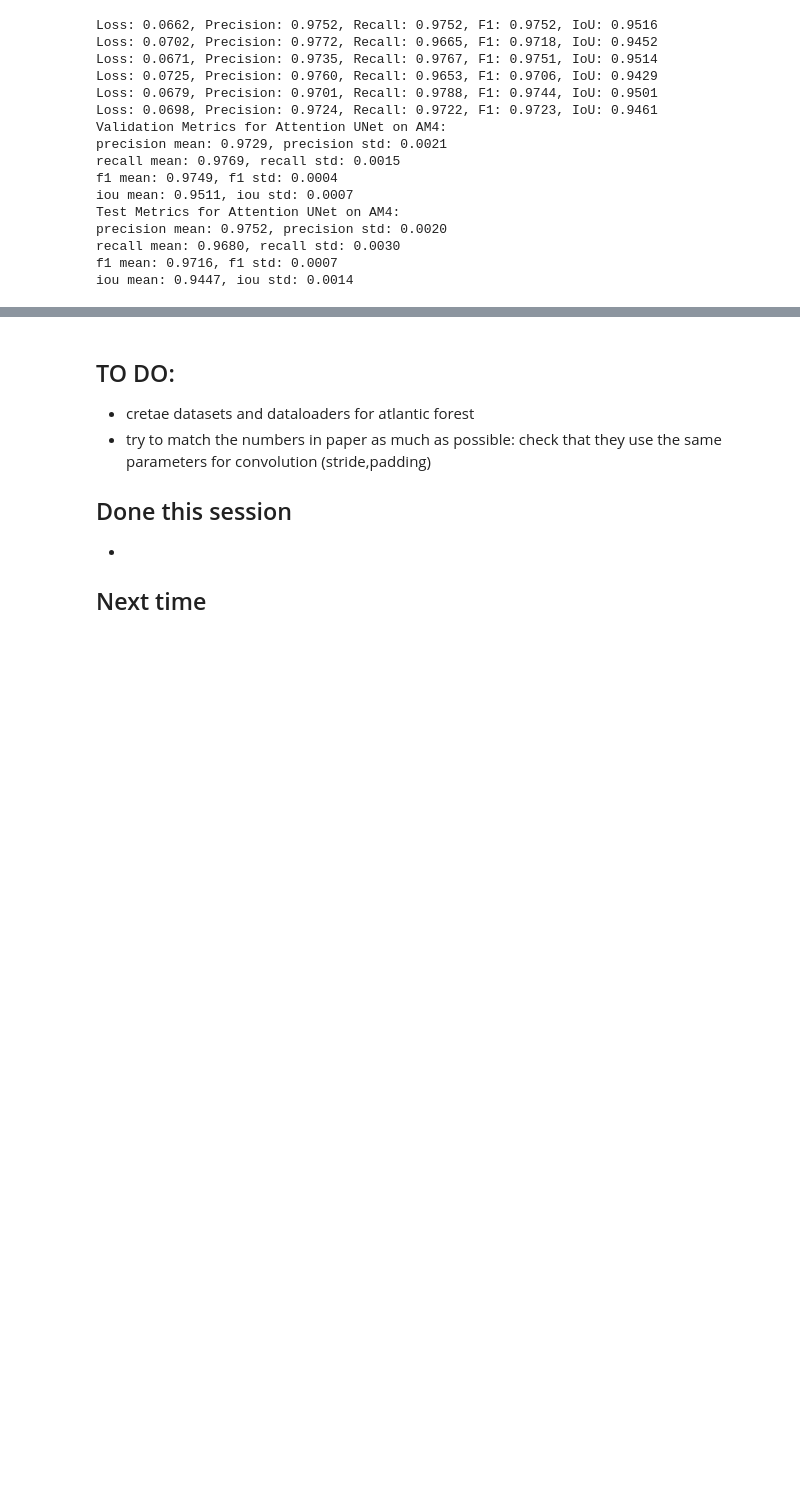
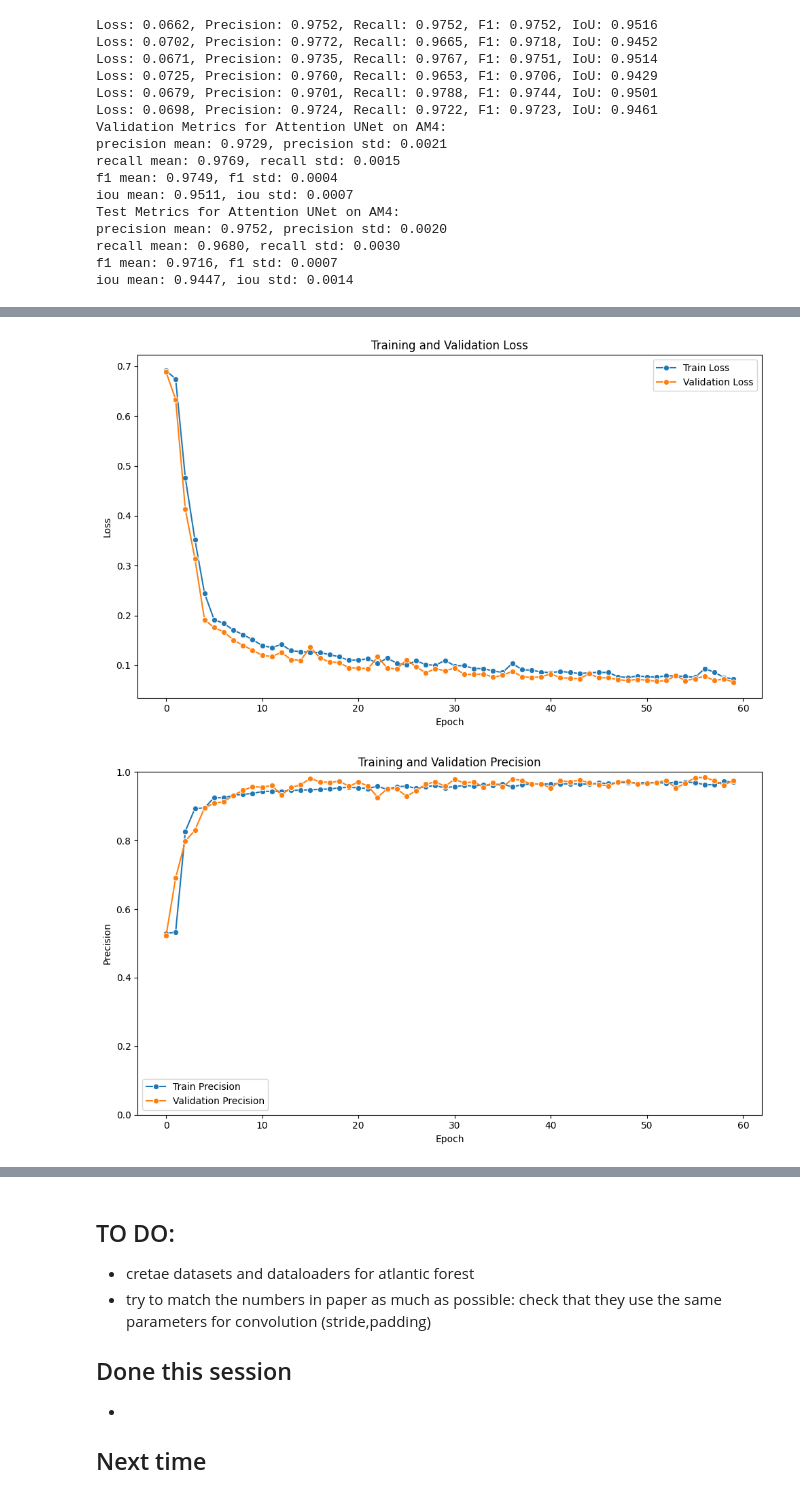
Before and after one commit to barbara-barta/deforestation-unet, a Jupyter notebook: notebooks/experiments.ipynb, the cells around one changed output, grey strips where cells are left out. Cells and saved outputs as stored; diff of their text form; code cells hidden in the pictures; blank space fills up the shorter version.

```diff
--- a/notebooks/experiments.ipynb
+++ b/notebooks/experiments.ipynb
@@ -888,3 +938,15 @@ iou mean: 0.9447, iou std: 0.0014
+# %%
+model_name = "unet_attn_am4"
+metrics_am4_train = torch.load( Path(CHECKPOINT_PATH) / f"{model_name}_metrics_train_0.pt")
+[loss_am4_train,precisions_am4_train, recalls_am4_train, f1s_am4_train, ious_am4_train] = metrics_am4_train
+metrics_am4_val = torch.load( Path(CHECKPOINT_PATH) / f"{model_name}_metrics_val_0.pt")
+[loss_am4_val, precisions_am4_val, recalls_am4_val, f1s_am4_val, ious_am4_val] = metrics_am4_val
+plot_loss(loss_am4_train, loss_am4_val)
+
+plot_precision(precisions_am4_train, precisions_am4_val)
+# %% [output]
+[figure, added]
+[figure, added]
 # %%
 precisions_am4_val, recalls_am4_val, f1s_am4_val, ious_am4_val = [], [], [], []
 precisions_am4_test, recalls_am4_test, f1s_am4_test, ious_am4_test = [], [], [], []
```
Also changed, not shown: parts of 5 cells of this notebook, 4 other files.
